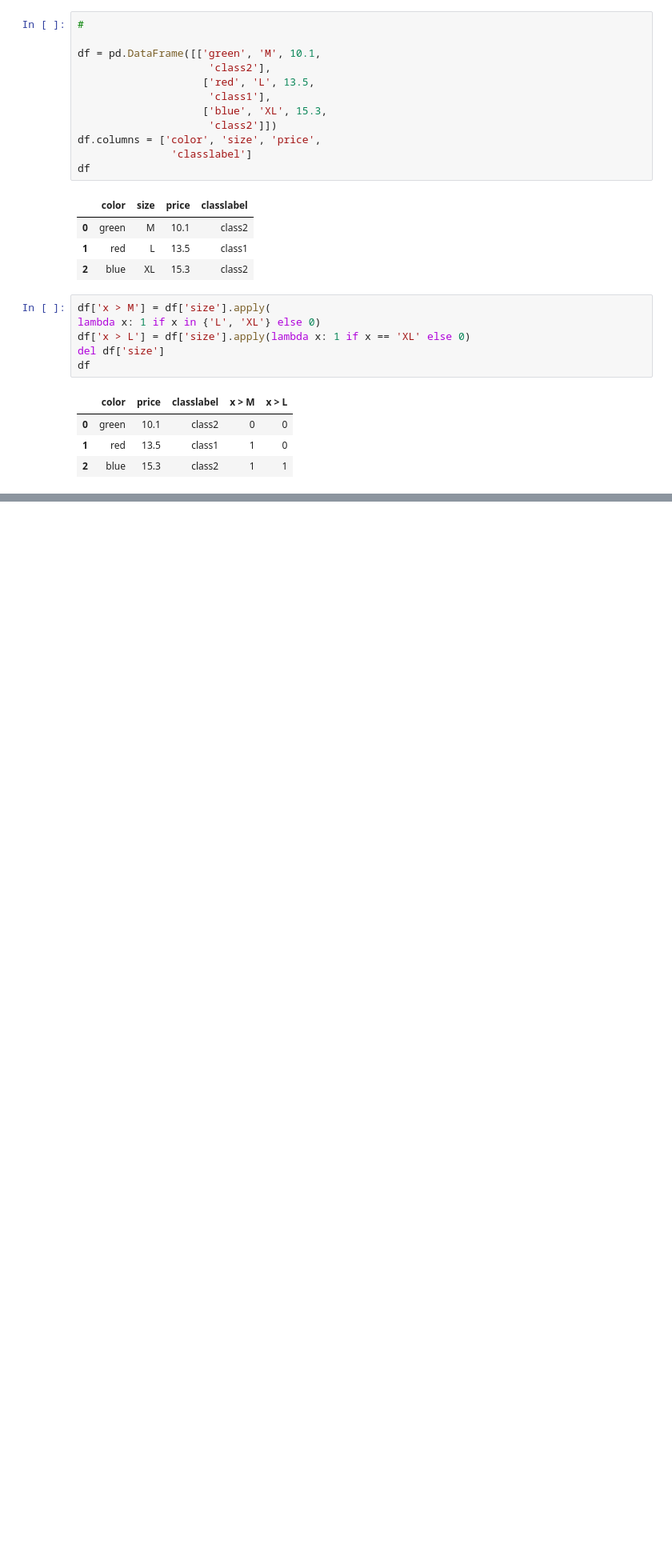
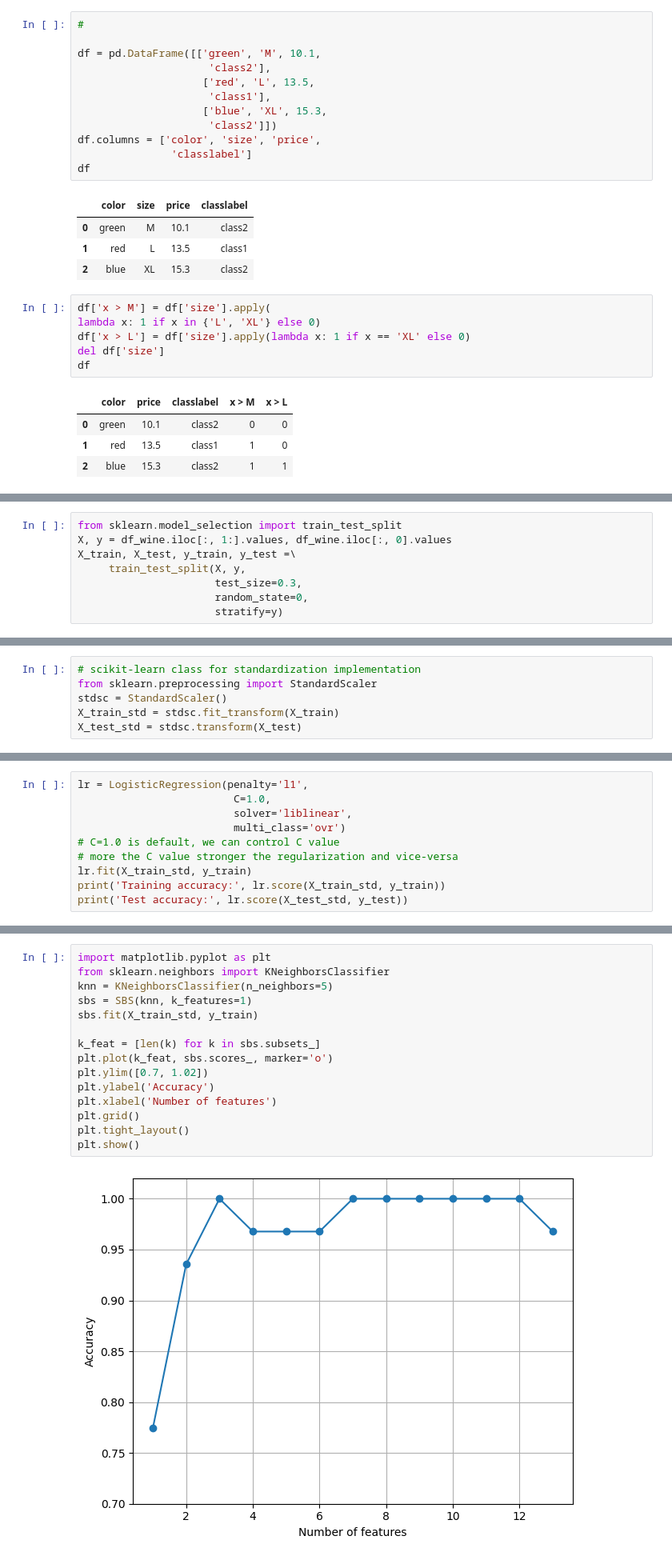
Before and after one commit to sarthakbiswas97/ML-with-pyTorch-and-scikit-learn, a Jupyter notebook: data_preprocessing.ipynb, the cells around one changed output, grey strips where cells are left out. Shown at 80% size. Saved outputs shown, nothing was run; the diff lists cells and outputs as text; blank space fills up the shorter version.

Commit message:
L1 and L2 regularization

```diff
--- a/data_preprocessing.ipynb
+++ b/data_preprocessing.ipynb
@@ -263,0 +290,8 @@ df
+# %%
+from sklearn.model_selection import train_test_split
+X, y = df_wine.iloc[:, 1:].values, df_wine.iloc[:, 0].values
+X_train, X_test, y_train, y_test =\
+     train_test_split(X, y,
+                      test_size=0.3,
+                      random_state=0,
+                      stratify=y)
@@ -263,0 +318,6 @@ df
+# %%
+# scikit-learn class for standardization implementation
+from sklearn.preprocessing import StandardScaler
+stdsc = StandardScaler()
+X_train_std = stdsc.fit_transform(X_train)
+X_test_std = stdsc.transform(X_test)
@@ -263,0 +333,10 @@ df
+# %%
+lr = LogisticRegression(penalty='l1',
+                         C=1.0,
+                         solver='liblinear',
+                         multi_class='ovr')
+# C=1.0 is default, we can control C value
+# more the C value stronger the regularization and vice-versa
+lr.fit(X_train_std, y_train)
+print('Training accuracy:', lr.score(X_train_std, y_train))
+print('Test accuracy:', lr.score(X_test_std, y_test))
@@ -263,0 +437,17 @@ df
+# %%
+import matplotlib.pyplot as plt
+from sklearn.neighbors import KNeighborsClassifier
+knn = KNeighborsClassifier(n_neighbors=5)
+sbs = SBS(knn, k_features=1)
+sbs.fit(X_train_std, y_train)
+
+k_feat = [len(k) for k in sbs.subsets_]
+plt.plot(k_feat, sbs.scores_, marker='o')
+plt.ylim([0.7, 1.02])
+plt.ylabel('Accuracy')
+plt.xlabel('Number of features')
+plt.grid()
+plt.tight_layout()
+plt.show()
+# %% [output]
+[figure, added]
```
Also changed, not shown: parts of 16 cells of this notebook.
